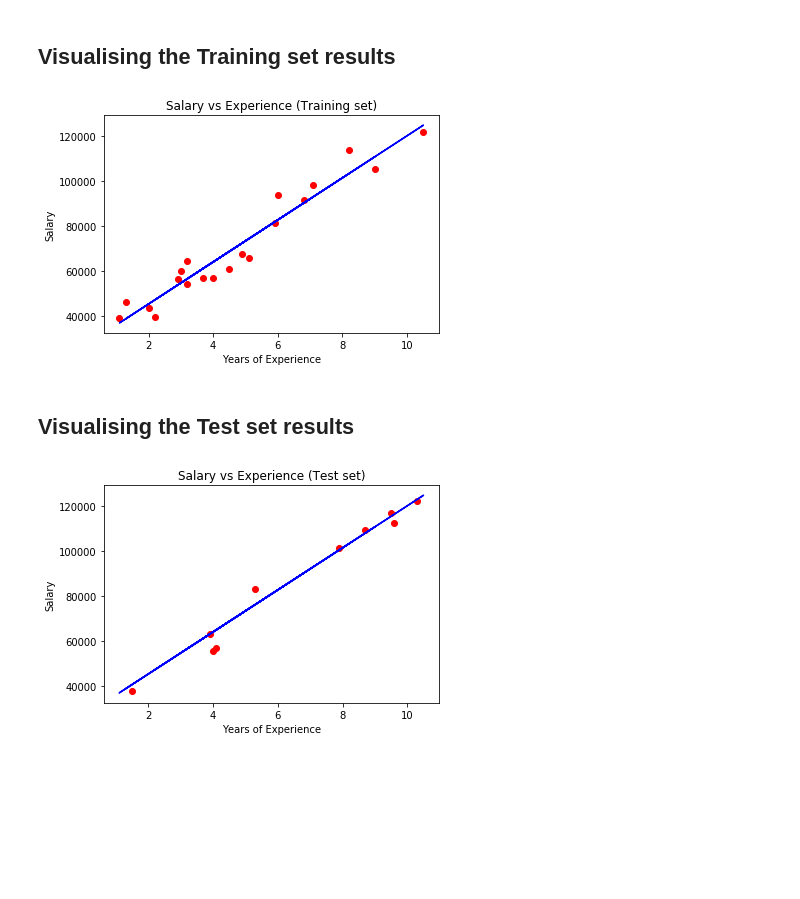
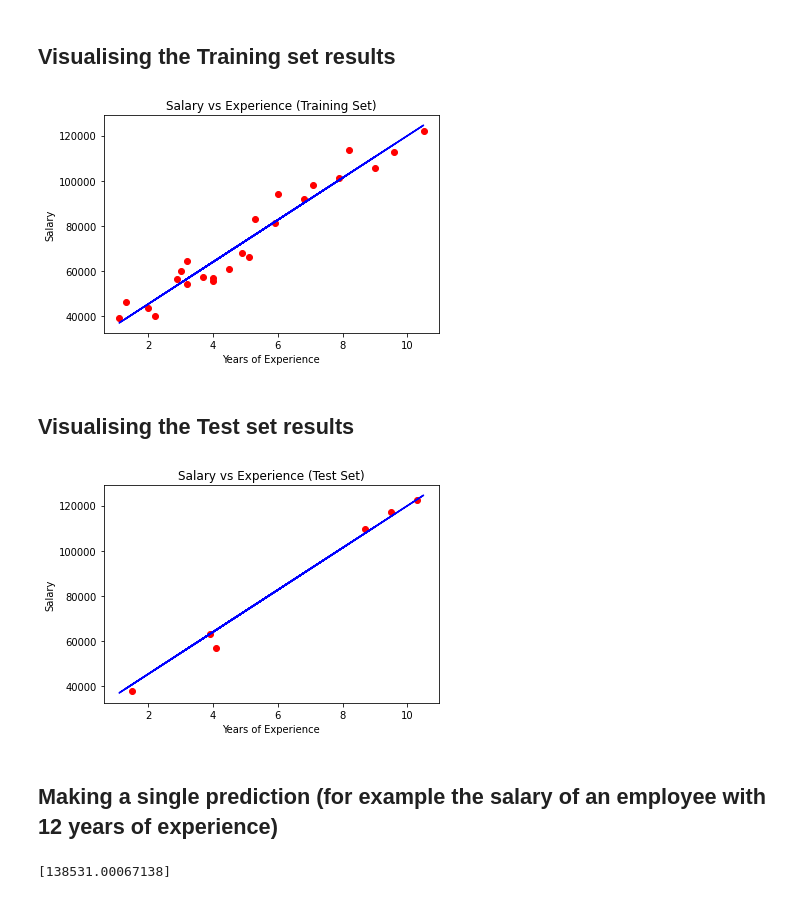
Before and after one commit to ashishyd/ml-regression, a Jupyter notebook: simple_linear_regression.ipynb, the cells around one changed output. Saved outputs shown, nothing was run; the diff lists cells and outputs as text; code cells hidden in the pictures; blank space fills up the shorter version.

```diff
--- a/simple_linear_regression.ipynb
+++ b/simple_linear_regression.ipynb
@@ -18,7 +18,7 @@ y = dataset.iloc[:, -1].values
 ## Splitting the dataset into the Training set and Test set
 # %%
 from sklearn.model_selection import train_test_split
-X_train, X_test, y_train, y_test = train_test_split(X, y, test_size = 1/3, random_state = 0)
+X_train, X_test, y_train, y_test = train_test_split(X, y, test_size = 0.2, random_state = 0)
 # %% [markdown]
 ## Training the Simple Linear Regression model on the Training set
 # %%
@@ -34,22 +55,28 @@ y_pred = regressor.predict(X_test)
 # %% [markdown]
 ## Visualising the Training set results
 # %%
-plt.scatter(X_train, y_train, color = 'red')
-plt.plot(X_train, regressor.predict(X_train), color = 'blue')
-plt.title('Salary vs Experience (Training set)')
-plt.xlabel('Years of Experience')
-plt.ylabel('Salary')
-plt.show()
+plt.scatter(X_train, y_train, color = 'red') # chart points with training data
+plt.plot(X_train, regressor.predict(X_train), color = 'blue') # plot the linear line based on trained dataset
+plt.title('Salary vs Experience (Training Set)') # chart title
+plt.xlabel('Years of Experience') # label X axis
+plt.ylabel('Salary') # label Y axis
+plt.show() # show the plotted image
 # %% [output]
-[figure, old version]
+[figure, new version]
 # %% [markdown]
 ## Visualising the Test set results
 # %%
 plt.scatter(X_test, y_test, color = 'red')
 plt.plot(X_train, regressor.predict(X_train), color = 'blue')
-plt.title('Salary vs Experience (Test set)')
+plt.title('Salary vs Experience (Test Set)')
 plt.xlabel('Years of Experience')
 plt.ylabel('Salary')
 plt.show()
 # %% [output]
-[figure, old version]
+[figure, new version]
+# %% [markdown]
+## Making a single prediction (for example the salary of an employee with 12 years of experience)
+# %%
+print(regressor.predict([[12]]))
+# %% [output]
+[138531.00067138]
```
Also changed, not shown: parts of 7 cells of this notebook.
